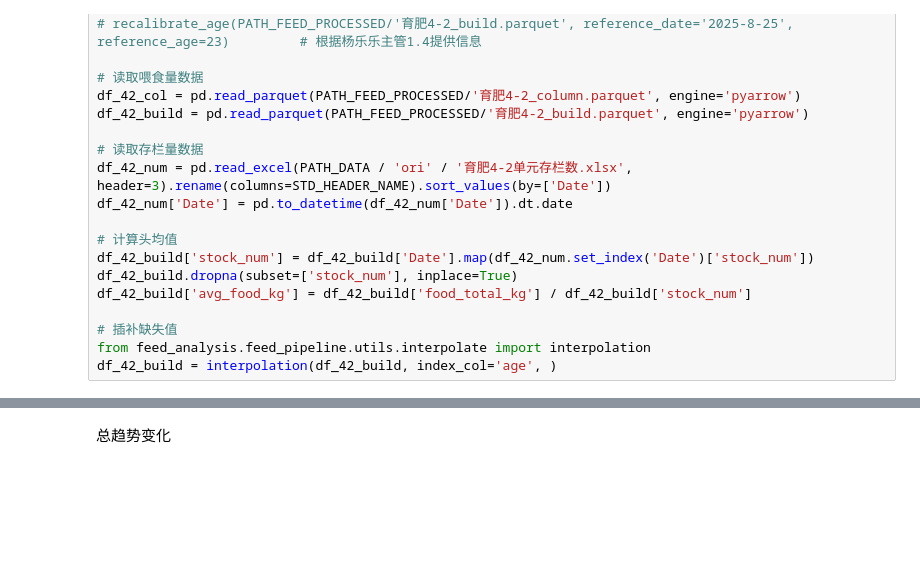
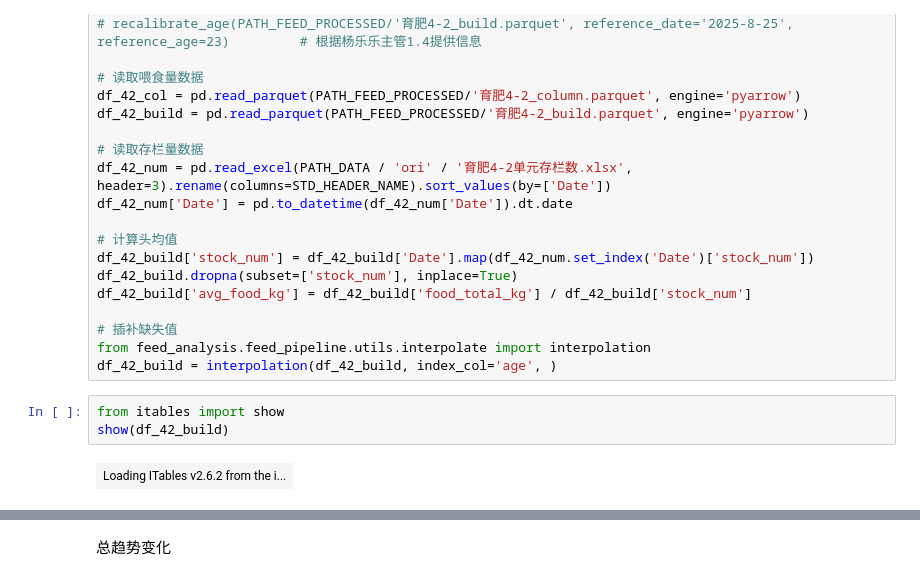
Before and after one commit to yixuan228/work-error-detect, a Jupyter notebook: notebooks/生长曲线分析.ipynb, the cells around one changed output, grey strips where cells are left out. Saved outputs shown, nothing was run; the diff lists cells and outputs as text; blank space fills up the shorter version.

```diff
--- a/notebooks/生长曲线分析.ipynb
+++ b/notebooks/生长曲线分析.ipynb
@@ -31,3 +34,8 @@ df_42_build['avg_food_kg'] = df_42_build['food_total_kg'] / df_42_build['stock_n
 # 插补缺失值
 from feed_analysis.feed_pipeline.utils.interpolate import interpolation
 df_42_build = interpolation(df_42_build, index_col='age', )
+# %%
+from itables import show
+show(df_42_build)
+# %% [output]
+| Loading ITables v2.6.2 from the i... |
```
Also changed, not shown: parts of 30 cells of this notebook, 12 other files.
